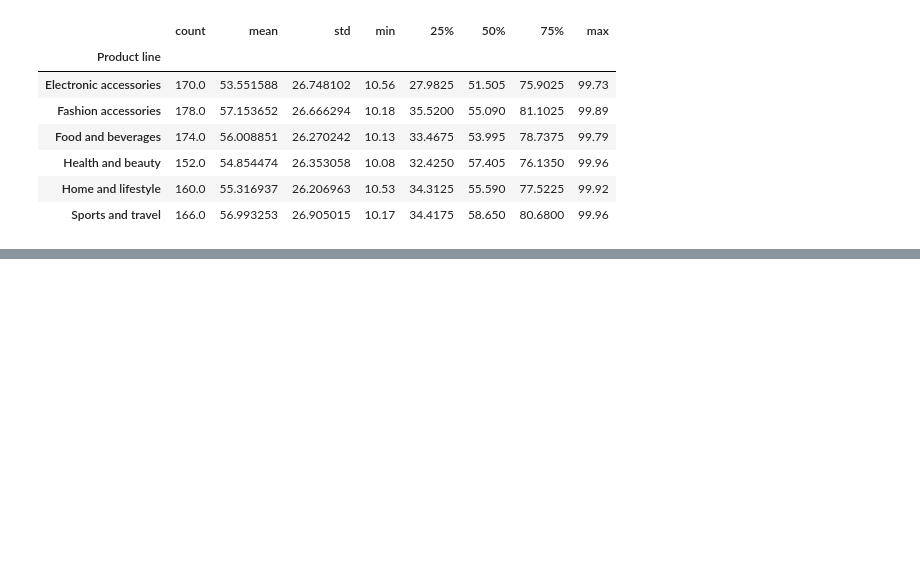
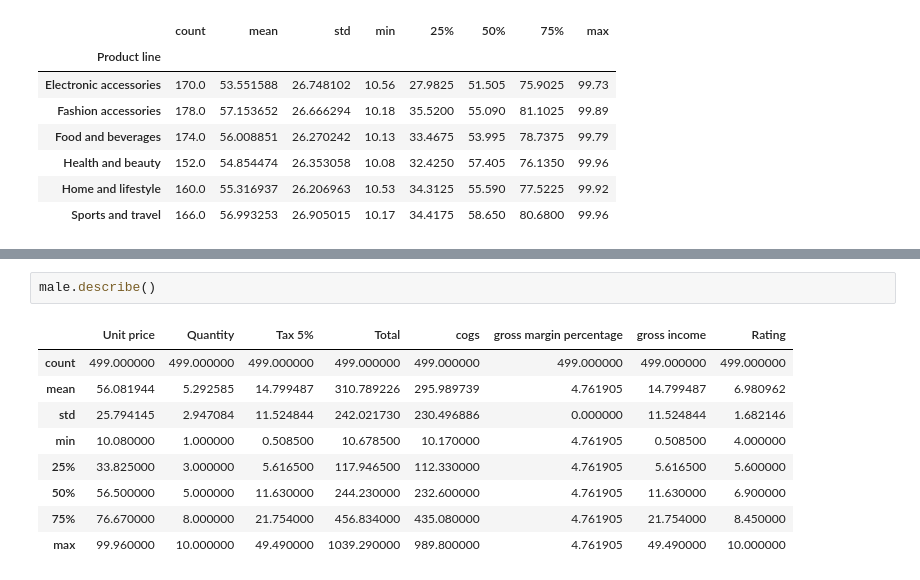
Before and after one commit to jeffk03/Supermarket-Data-Analysis, a Jupyter notebook: sales_analysis.ipynb, the cells around one changed output, grey strips where cells are left out. Drawn from its saved outputs; the diff is of its cells as text; blank space fills up the shorter version.

```diff
--- a/sales_analysis.ipynb
+++ b/sales_analysis.ipynb
@@ -79,0 +103,12 @@ teste
+# %%
+male.describe()
+# %% [output]
+|  | Unit price | Quantity | Tax 5% | Total | cogs | gross margin percentage | gross income | Rating |
+| count | 499.000000 | 499.000000 | 499.000000 | 499.000000 | 499.000000 | 499.000000 | 499.000000 | 499.000000 |
+| mean | 56.081944 | 5.292585 | 14.799487 | 310.789226 | 295.989739 | 4.761905 | 14.799487 | 6.980962 |
+| std | 25.794145 | 2.947084 | 11.524844 | 242.021730 | 230.496886 | 0.000000 | 11.524844 | 1.682146 |
+| min | 10.080000 | 1.000000 | 0.508500 | 10.678500 | 10.170000 | 4.761905 | 0.508500 | 4.000000 |
+| 25% | 33.825000 | 3.000000 | 5.616500 | 117.946500 | 112.330000 | 4.761905 | 5.616500 | 5.600000 |
+| 50% | 56.500000 | 5.000000 | 11.630000 | 244.230000 | 232.600000 | 4.761905 | 11.630000 | 6.900000 |
+| 75% | 76.670000 | 8.000000 | 21.754000 | 456.834000 | 435.080000 | 4.761905 | 21.754000 | 8.450000 |
+| max | 99.960000 | 10.000000 | 49.490000 | 1039.290000 | 989.800000 | 4.761905 | 49.490000 | 10.000000 |
```
Also changed, not shown: parts of 14 cells of this notebook.
